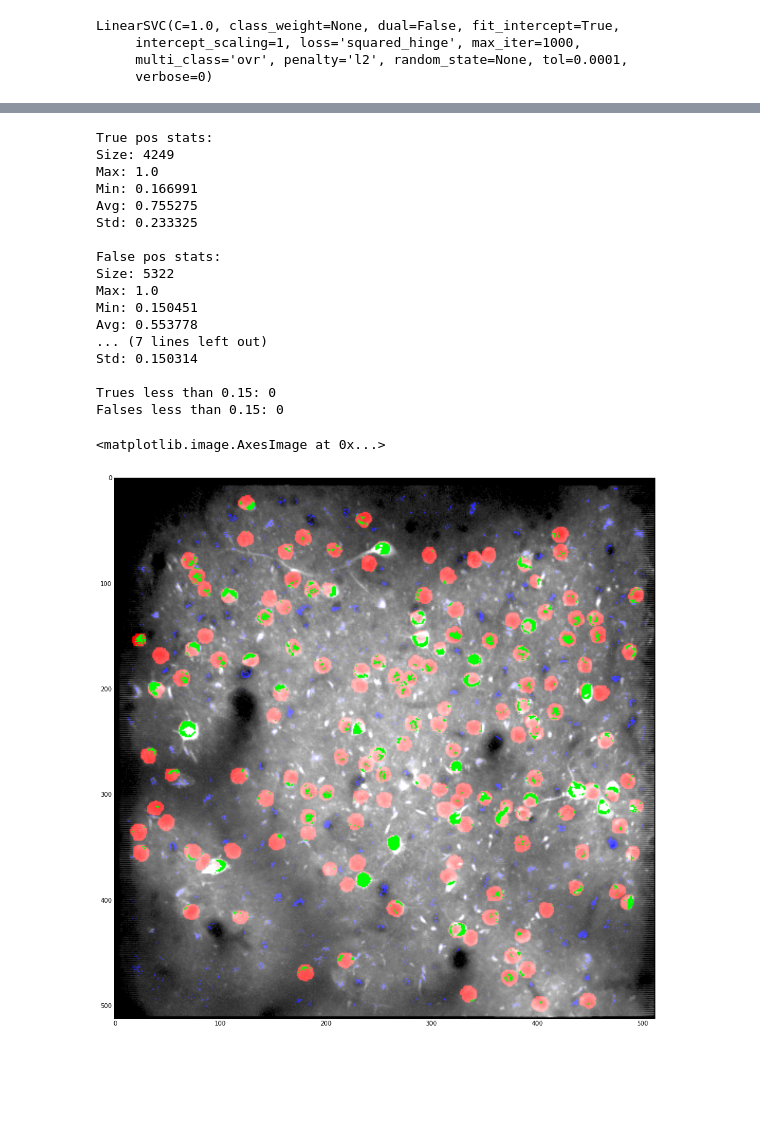
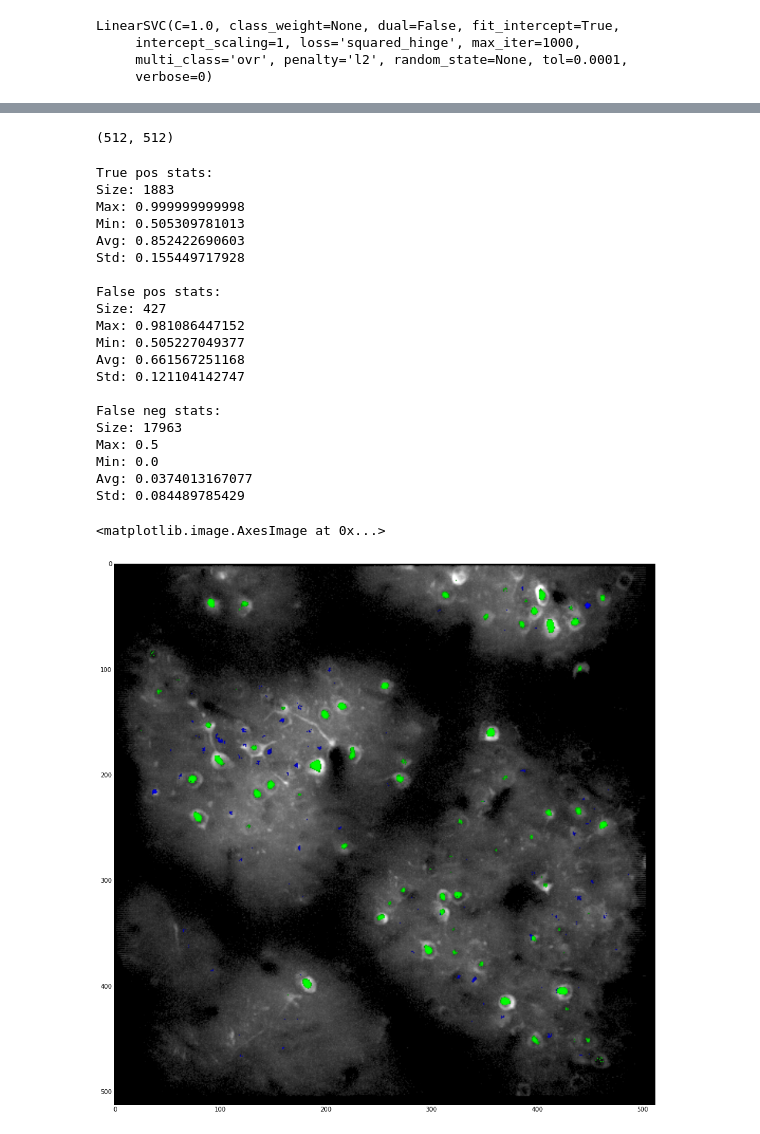
Before and after one commit to cyrilzhang/livemau5, a Jupyter notebook: Hussein Connectomics.ipynb, the cells around one changed output, grey strips where cells are left out. Saved outputs shown, nothing was run; the diff lists cells and outputs as text; code cells hidden in the pictures; blank space fills up the shorter version.

```diff
--- a/Hussein Connectomics.ipynb
+++ b/Hussein Connectomics.ipynb
@@ -427,0 +460,4 @@ print(clf.score(XValidate, YValidate))
+# %%
+# Get Niran's classifier
+
+hog_svm = np.load("svmOrig.pkl")
@@ -427,0 +469,4 @@ print(clf.score(XValidate, YValidate))
+# %%
+# Get Cyril's classifier
+stks = np.load("data/cyril_preproc.npy")
+preprocess_svm = np.load("svmCyr.pkl")
@@ -438,7 +554,7 @@ print(clf.score(XValidate, YValidate))
 #######################################################################
 
 # Select the test dataset
-(stk, rois) = data[1]
+(stk, rois) = data[4]
 
 M = stk.max(axis=0) - stk.std(axis=0)
 M = np.clip((M-900)/400, 0, 1 )
@@ -485,3 +601,15 @@ Accuracy: 0.8608012756956838
+# %%
+# LOAD DATA FROM NIRANS TEST PREDICTIONS
+(stk, rois) = data[10]
+M = stk.max(axis=0) - stk.std(axis=0)
+M = np.clip((M-900)/400, 0, 1 )
+M**=0.5
+
+R = rois.max(axis=0)
+YTest = np.load("svmmap-orig.npy")
+print(YTest.shape)
+# %% [output]
+(512, 512)
 # %%
 #######################################################################
 #
@@ -491,8 +619,9 @@ Accuracy: 0.8608012756956838
 #######################################################################
 
 # Convert YTest back into a 2D matrix
-out_pixels = np.zeros((dimensions, dimensions))
-out_pixels[radius:dimensions-radius, radius:dimensions-radius] = np.reshape(YTest, (-1, dimensions-2*radius))
+#out_pixels = np.zeros((dimensions, dimensions))
+#out_pixels[radius:dimensions-radius, radius:dimensions-radius] = np.reshape(YTest, (-1, dimensions-2*radius))
+out_pixels = YTest
 
 # False negatives occur at blood vessels a lot, however blood vessels usually correspond to
 # lower pixel values than neurons. We can get rid of a lot of false positives, while losing
@@ -500,66 +629,73 @@ out_pixels[radius:dimensions-radius, radius:dimensions-radius] = np.reshape(YTes
 # true positive
 true_positive_brightness = 0.15
 
+
 out_pixels[np.where(M < true_positive_brightness)] = 0
 K = np.zeros((512,512,3))
-K[:,:,1] = M
-K[:,:,0] = np.maximum(M, R)
-K[:,:,2] = np.maximum(M, out_pixels)
+K[:,:,0] = K[:,:,1] = K[:,:,2] = M
+#K[:,:,1] = np.maximum(M, R)
+#K[:,:,2] = np.maximum(M, out_pixels)
 false_pos = []
 true_pos = []
 false_neg = []
 
 for i in range(dimensions):
     for j in range(dimensions):
-        if R[i,j] == 1 and out_pixels[i,j] == 1:
+        if R[i,j] == 1 and out_pixels[i,j] > 0.5:
             K[i,j,0] = 0
             K[i,j,1] = out_pixels[i,j]
             K[i,j,2] = 0
-            true_pos.append(M[i,j])
-        elif R[i,j] == 0 and out_pixels[i,j] == 1:
-            false_pos.append(M[i,j])
+            true_pos.append(out_pixels[i,j])
         elif R[i,j] == 1:
-            false_neg.append(M[i,j])
+            false_neg.append(out_pixels[i,j])
+        elif R[i,j] == 0 and out_pixels[i,j] > 0.5:
+            K[i,j,0] = 0
+            K[i,j,1] = 0
+            K[i,j,2] = out_pixels[i,j]
+            false_pos.append(out_pixels[i,j])
 
 print("True pos stats: ")
 print("Size: " + str(np.size(true_pos)))
 print("Max: " + str(np.max(true_pos)))
 print("Min: " + str(np.min(true_pos)))
 print("Avg: " + str(np.mean(true_pos)))
 print("Std: " + str(np.std(true_pos)))
 
 print("\nFalse pos stats: ")
 print("Size: " + str(np.size(false_pos)))
 print("Max: " + str(np.max(false_pos)))
 print("Min: " + str(np.min(false_pos)))
 print("Avg: " + str(np.mean(false_pos)))
 print("Std: " + str(np.std(false_pos)))
 
 print("\nFalse neg stats: ")
 print("Size: " + str(np.size(false_neg)))
 print("Max: " + str(np.max(false_neg)))
 print("Min: " + str(np.min(false_neg)))
 print("Avg: " + str(np.mean(false_neg)))
 print("Std: " + str(np.std(false_neg)))
 
 plt.imshow(K)
 # %% [output]
 True pos stats:
-Size: 4249
-Max: 1.0
-Min: 0.166991
-Avg: 0.755275
-Std: 0.233325
+Size: 1883
+Max: 0.999999999998
+Min: 0.505309781013
+Avg: 0.852422690603
+Std: 0.155449717928
 
 False pos stats:
-Size: 5322
-Max: 1.0
-Min: 0.150451
-Avg: 0.553778
-... (7 lines left out)
-Std: 0.150314
+Size: 427
+Max: 0.981086447152
+Min: 0.505227049377
+Avg: 0.661567251168
+Std: 0.121104142747
 
-Trues less than 0.15: 0
-Falses less than 0.15: 0
+False neg stats:
+Size: 17963
+Max: 0.5
+Min: 0.0
+Avg: 0.0374013167077
+Std: 0.084489785429
 <matplotlib.image.AxesImage at 0x...>
-[figure, old version]
+[figure, new version]
```
Also changed, not shown: parts of 13 cells of this notebook.
